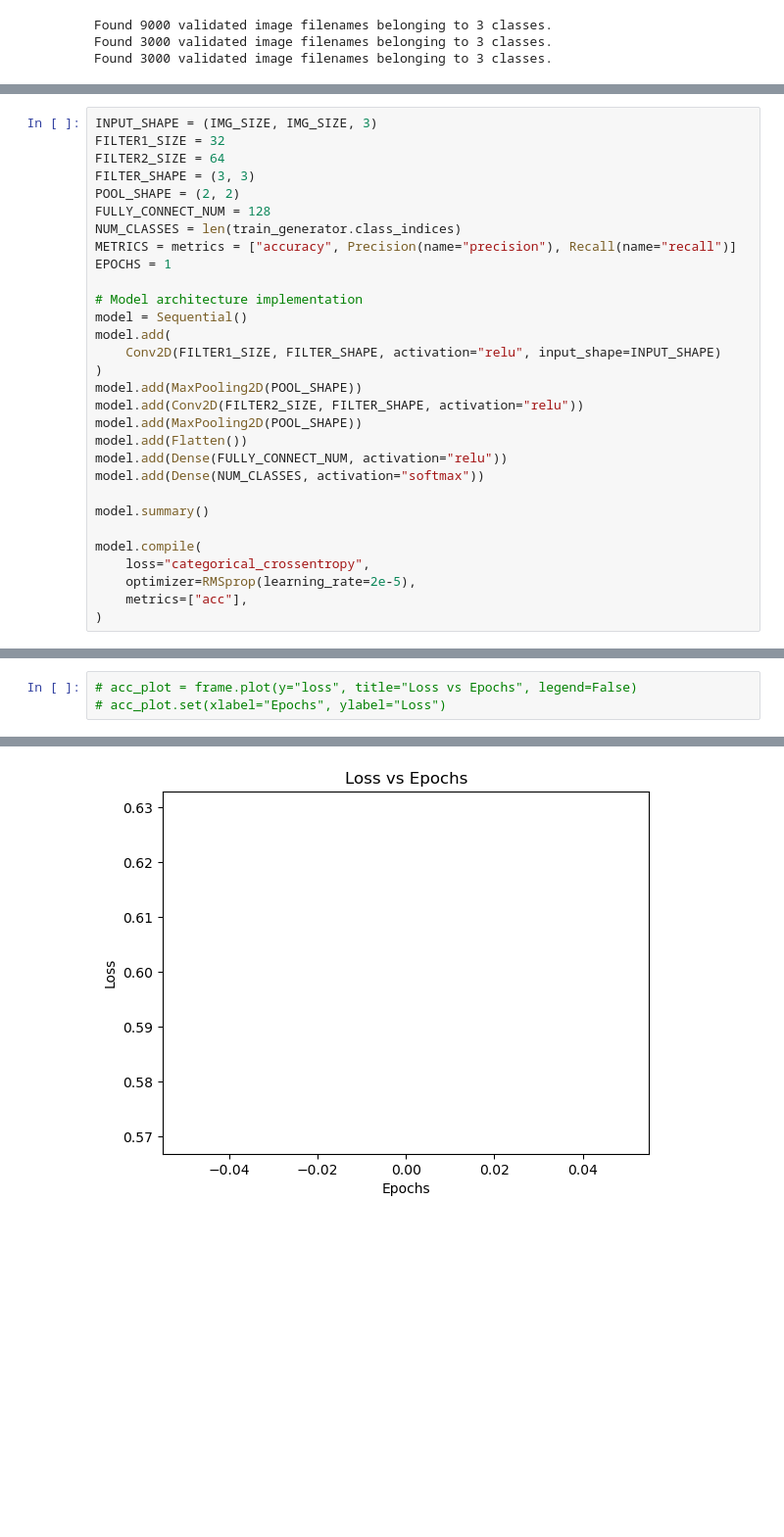
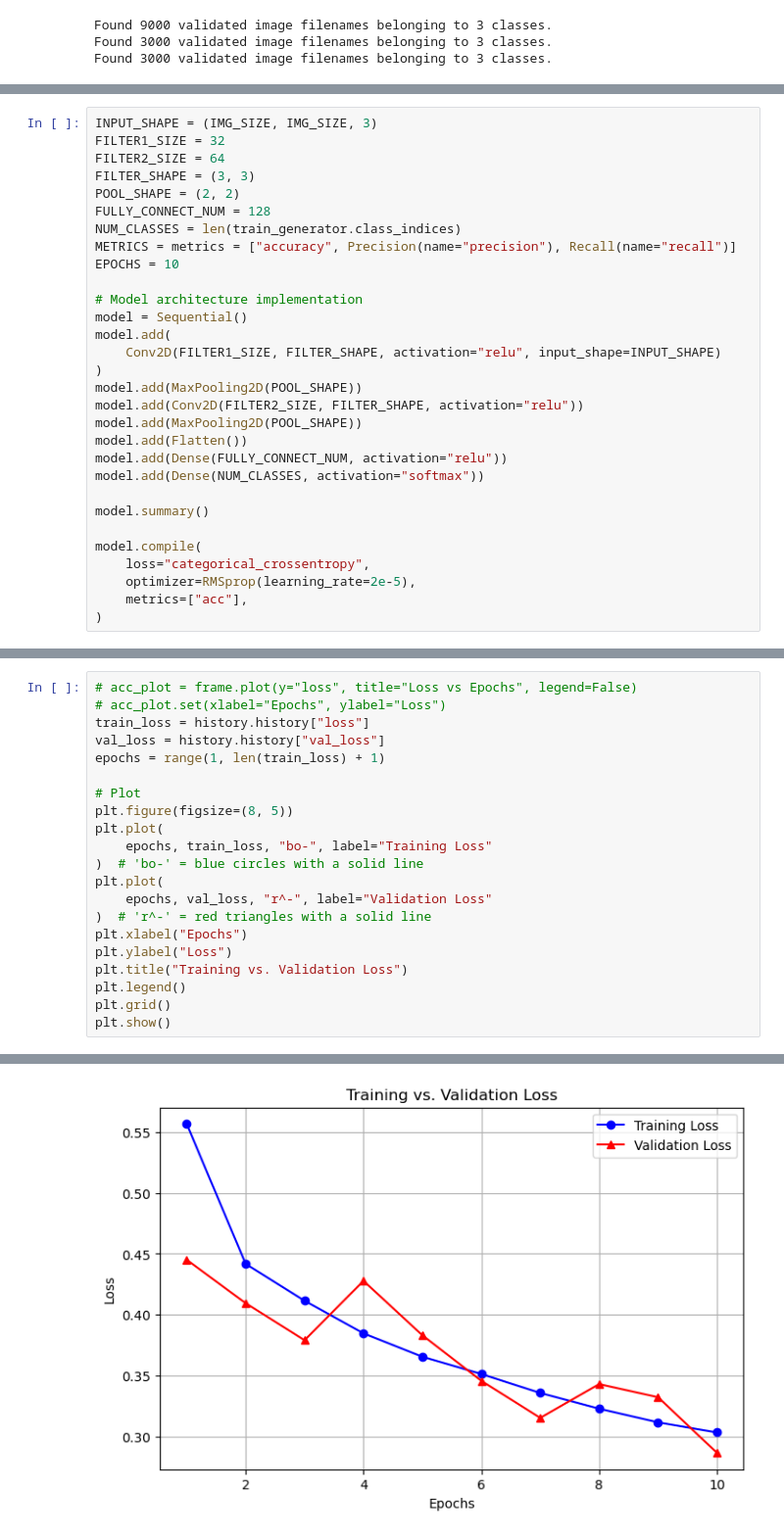
Before and after one commit to sgarnica1/ml-lung-cancer-classification, a Jupyter notebook: lung_cancer.ipynb, the cells around one changed output, grey strips where cells are left out. Shown at 98% size. Saved outputs shown, nothing was run; the diff lists cells and outputs as text; blank space fills up the shorter version.

```diff
--- a/lung_cancer.ipynb
+++ b/lung_cancer.ipynb
@@ -140,7 +140,7 @@ POOL_SHAPE = (2, 2)
 FULLY_CONNECT_NUM = 128
 NUM_CLASSES = len(train_generator.class_indices)
 METRICS = metrics = ["accuracy", Precision(name="precision"), Recall(name="recall")]
-EPOCHS = 1
+EPOCHS = 10
 
 # Model architecture implementation
 model = Sequential()
@@ -227,4 +245,22 @@ plt.show()
 # %%
 # acc_plot = frame.plot(y="loss", title="Loss vs Epochs", legend=False)
 # acc_plot.set(xlabel="Epochs", ylabel="Loss")
+train_loss = history.history["loss"]
+val_loss = history.history["val_loss"]
+epochs = range(1, len(train_loss) + 1)
+
+# Plot
+plt.figure(figsize=(8, 5))
+plt.plot(
+    epochs, train_loss, "bo-", label="Training Loss"
+)  # 'bo-' = blue circles with a solid line
+plt.plot(
+    epochs, val_loss, "r^-", label="Validation Loss"
+)  # 'r^-' = red triangles with a solid line
+plt.xlabel("Epochs")
+plt.ylabel("Loss")
+plt.title("Training vs. Validation Loss")
+plt.legend()
+plt.grid()
+plt.show()
 # %% [output]
@@ -232,2 +267,2 @@ plt.show()
-[figure, old version]
+[figure, new version]
 # %%
```
Also changed, not shown: parts of 9 cells of this notebook.
